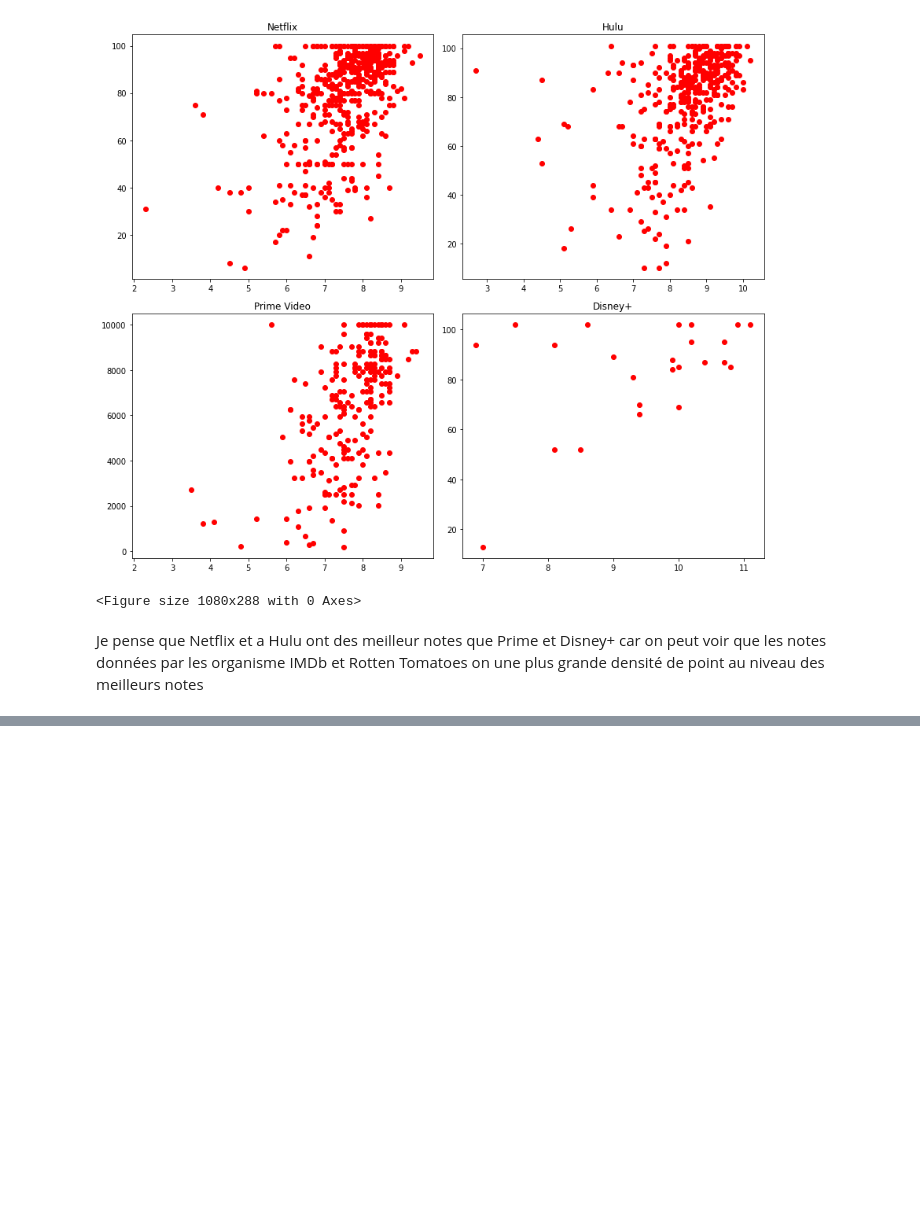
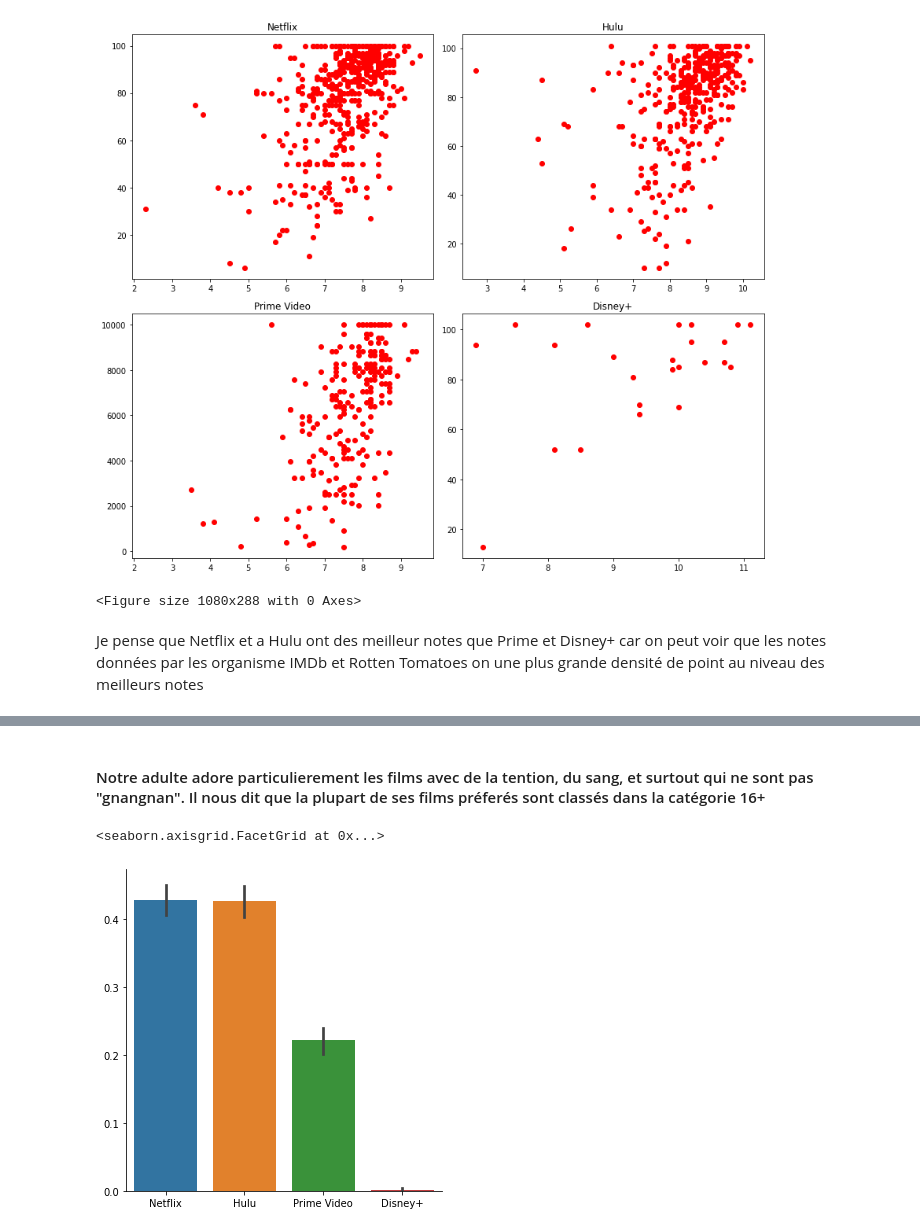
Before and after one commit to batgar37/math_algo, a Jupyter notebook: Projet Stats.ipynb, the cells around one changed output, grey strips where cells are left out. Saved outputs shown, nothing was run; the diff lists cells and outputs as text; code cells hidden in the pictures; blank space fills up the shorter version.

```diff
--- a/Projet Stats.ipynb
+++ b/Projet Stats.ipynb
@@ -130,0 +146,9 @@ Je pense que Netflix et a Hulu ont des meilleur notes que Prime et Disney+ car o
+# %% [markdown]
+#### Notre adulte adore particulierement les films avec de la tention, du sang, et surtout qui ne sont pas "gnangnan". Il nous dit que la plupart de ses films préferés sont classés dans la catégorie 16+
+# %%
+df_16 = df[df['Age'] > 15]
+df_site = df_16.iloc[:,6:-1]
+sns.catplot(data=df_site, kind="bar", height=5)
+# %% [output]
+<seaborn.axisgrid.FacetGrid at 0x...>
+[figure, added]
```
Also changed, not shown: parts of 12 cells of this notebook.
